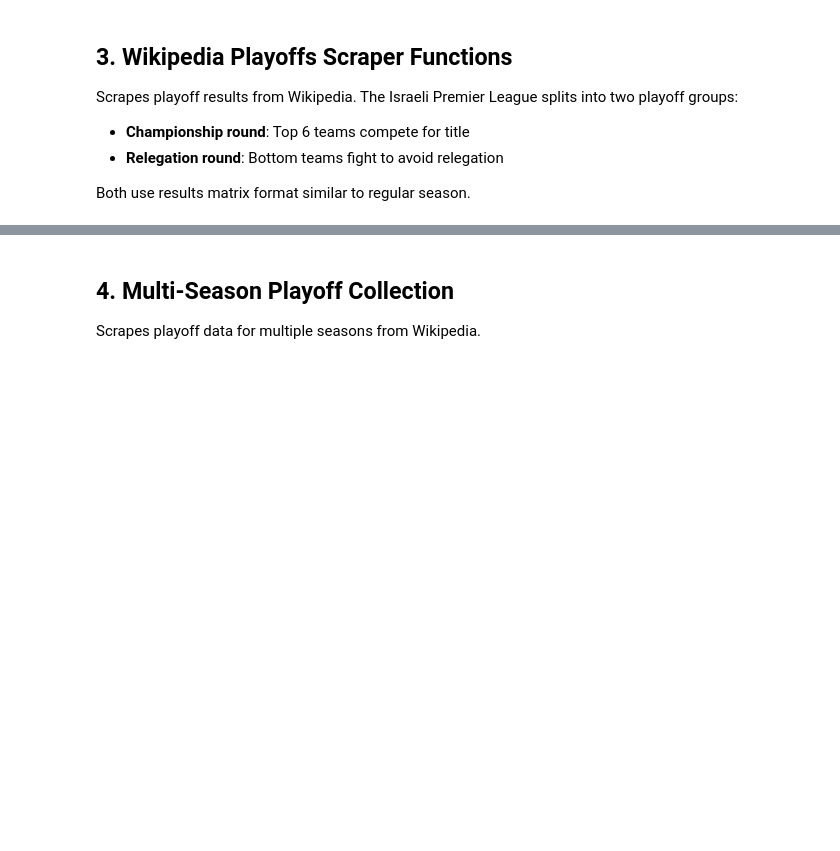
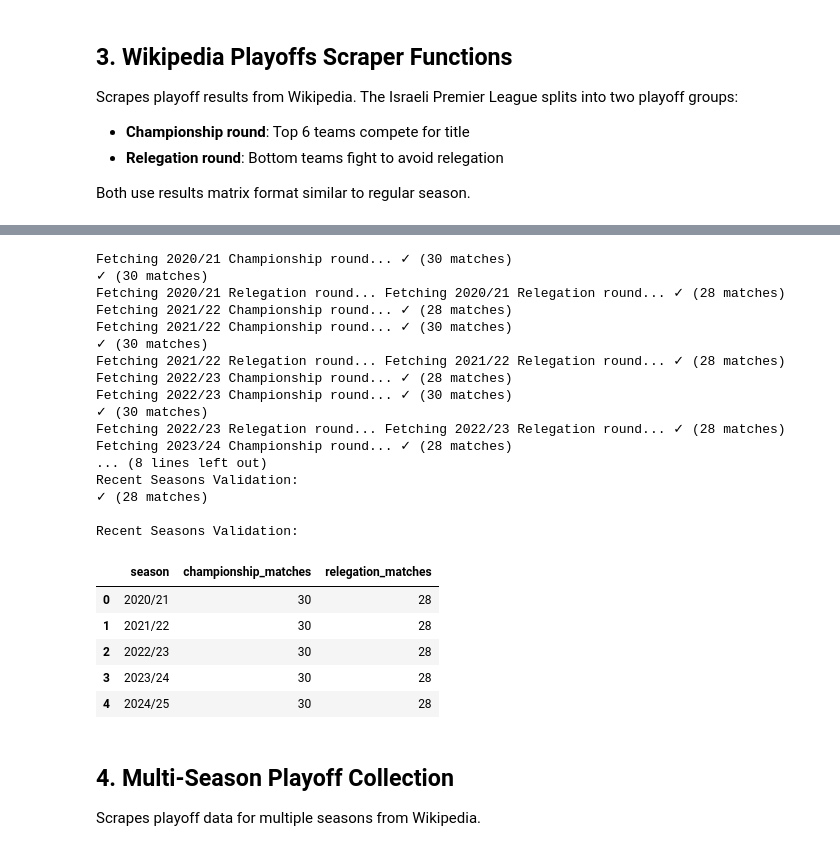
Before and after one commit to Nitaybenadmon123/ligat_haal_project, a Jupyter notebook: ligat_haal_project/notebooks/playoffs/01_playoffs_collection.ipynb, the cells around one changed output, grey strips where cells are left out. Cells and saved outputs as stored; diff of their text form; code cells hidden in the pictures; blank space fills up the shorter version.

```diff
--- a/ligat_haal_project/notebooks/playoffs/01_playoffs_collection.ipynb
+++ b/ligat_haal_project/notebooks/playoffs/01_playoffs_collection.ipynb
@@ -268,3 +439,41 @@ print("✅ Playoff scraper functions ready")
+# %%
+# Validation for recent seasons (2020/21–2024/25)
+recent_years = [2020, 2021, 2022, 2023, 2024]
+rows = []
+for y in recent_years:
+    champ, releg = scrape_season_playoffs(y)
+    rows.append({
+        'season': f"{y}/{str(y+1)[-2:]}",
+        'championship_matches': (len(champ) if champ is not None else None),
+        'relegation_matches': (len(releg) if releg is not None else None)
+    })
+import pandas as _pd
+print("\nRecent Seasons Validation:")
+_pd.DataFrame(rows)
+# %% [output]
+Fetching 2020/21 Championship round... ✓ (30 matches)
+✓ (30 matches)
+Fetching 2020/21 Relegation round... Fetching 2020/21 Relegation round... ✓ (28 matches)
+Fetching 2021/22 Championship round... ✓ (28 matches)
+Fetching 2021/22 Championship round... ✓ (30 matches)
+✓ (30 matches)
+Fetching 2021/22 Relegation round... Fetching 2021/22 Relegation round... ✓ (28 matches)
+Fetching 2022/23 Championship round... ✓ (28 matches)
+Fetching 2022/23 Championship round... ✓ (30 matches)
+✓ (30 matches)
+Fetching 2022/23 Relegation round... Fetching 2022/23 Relegation round... ✓ (28 matches)
+Fetching 2023/24 Championship round... ✓ (28 matches)
+... (8 lines left out)
+Recent Seasons Validation:
+✓ (28 matches)
+
+Recent Seasons Validation:
+|  | season | championship_matches | relegation_matches |
+| 0 | 2020/21 | 30 | 28 |
+| 1 | 2021/22 | 30 | 28 |
+| 2 | 2022/23 | 30 | 28 |
+| 3 | 2023/24 | 30 | 28 |
+| 4 | 2024/25 | 30 | 28 |
 # %% [markdown]
 ## 4. Multi-Season Playoff Collection
 
```
Also changed, not shown: parts of 11 cells of this notebook, 34 other files.
